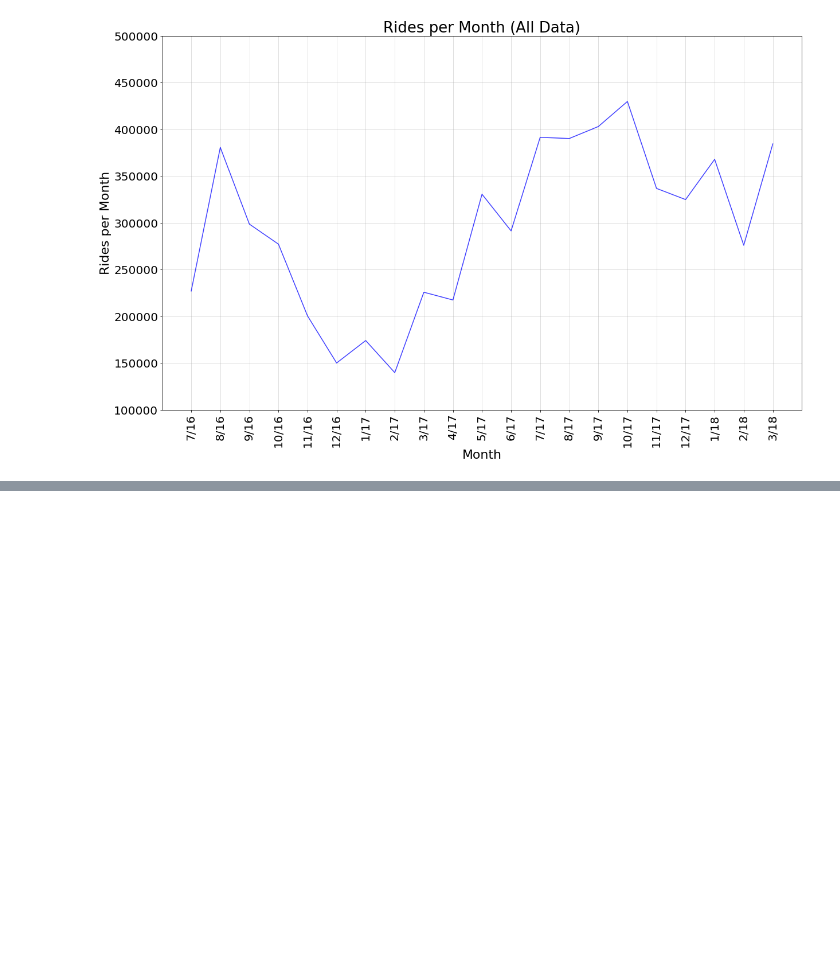
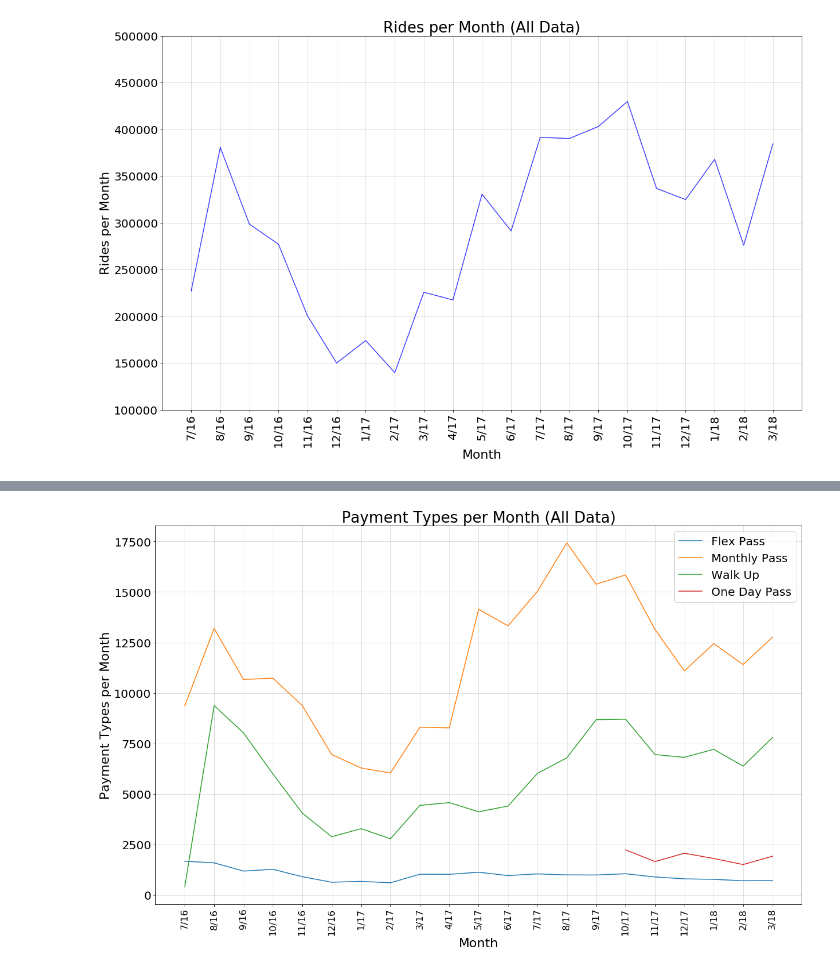
Before and after one commit to sqweets/Project1-LA-Bike_Share, a Jupyter notebook: Project_One_RidesPerDayAndMonth.ipynb, the cells around one changed output, grey strips where cells are left out. Drawn from its saved outputs; the diff is of its cells as text; code cells hidden in the pictures; blank space fills up the shorter version.

Commit message:
Add payment types per month

```diff
--- a/Project_One_RidesPerDayAndMonth.ipynb
+++ b/Project_One_RidesPerDayAndMonth.ipynb
@@ -770,0 +663,93 @@ NameError: name 'ride_17_Q1_df' is not defined
+# %%
+### Looking at the payment types per month
+### Note that the Day pass was introduced in 17Q4
+### 2016 quarterly dataframes computed in a previous cell
+
+# Get 2017 data
+ride_17_Q1_df = ride_orig_df.loc[ride_orig_df['Year'] == 2017].copy()
+
+### Payments per month
+# Make the column names the same
+ride_16_Q3_df.rename(columns={'Passholder Type':'passholder_type'}, inplace=True)
+ride_16_Q4_df.rename(columns={'Passholder Type':'passholder_type'}, inplace=True)
+ride_17_Q1_df.rename(columns={'Passholder Type':'passholder_type'}, inplace=True)
+ride_16_Q3_df.rename(columns={'Trip ID':'trip_id'}, inplace=True)
+ride_16_Q4_df.rename(columns={'Trip ID':'trip_id'}, inplace=True)
+ride_17_Q1_df.rename(columns={'Trip ID':'trip_id'}, inplace=True)
+
+# Trim the columns
+# Get rid of unnessary columns
+ride_trim_16_Q3_df = ride_16_Q3_df[['trip_id', 'passholder_type', 'Month']].copy()
+ride_trim_16_Q4_df = ride_16_Q4_df[['trip_id', 'passholder_type', 'Month']].copy()
+ride_trim_17_Q1_df = ride_17_Q1_df[['trip_id', 'passholder_type', 'Month']].copy()
+ride_trim_17_Q2_df = ride_17_Q2_df[['trip_id', 'passholder_type', 'Month']].copy()
+ride_trim_17_Q3_df = ride_17_Q3_df[['trip_id', 'passholder_type', 'Month']].copy()
+ride_trim_17_Q4_df = ride_17_Q4_df[['trip_id', 'passholder_type', 'Month']].copy()
+ride_trim_18_Q1_df = ride_18_Q1_df[['trip_id', 'passholder_type', 'Month']].copy()
+
+# Group By month and passholder type
+groupedby_type_16Q3 = ride_trim_16_Q3_df.groupby(['passholder_type', 'Month']).count()
+groupedby_type_16Q4 = ride_trim_16_Q4_df.groupby(['passholder_type', 'Month']).count()
+groupedby_type_17Q1 = ride_trim_17_Q1_df.groupby(['passholder_type', 'Month']).count()
+groupedby_type_17Q2 = ride_trim_17_Q2_df.groupby(['passholder_type', 'Month']).count()
+groupedby_type_17Q3 = ride_trim_17_Q3_df.groupby(['passholder_type', 'Month']).count()
+groupedby_type_17Q4 = ride_trim_17_Q4_df.groupby(['passholder_type', 'Month']).count()
+groupedby_type_18Q1 = ride_trim_18_Q1_df.groupby(['passholder_type', 'Month']).count()
+
+# Create dataframes from grouped data
+groupedby_type_16Q3_df = pd.DataFrame(groupedby_type_16Q3)
+groupedby_type_16Q4_df = pd.DataFrame(groupedby_type_16Q4)
+groupedby_type_17Q1_df = pd.DataFrame(groupedby_type_17Q1)
+groupedby_type_17Q2_df = pd.DataFrame(groupedby_type_17Q2)
+groupedby_type_17Q3_df = pd.DataFrame(groupedby_type_17Q3)
+groupedby_type_17Q4_df = pd.DataFrame(groupedby_type_17Q4)
+groupedby_type_18Q1_df = pd.DataFrame(groupedby_type_18Q1)
+
+
+# Make Month columns
+unstacked_16_Q3_df = groupedby_type_16Q3_df.unstack(level=0)
+unstacked_16_Q4_df = groupedby_type_16Q4_df.unstack(level=0)
+unstacked_17_Q1_df = groupedby_type_17Q1_df.unstack(level=0)
+unstacked_17_Q2_df = groupedby_type_17Q2_df.unstack(level=0)
+unstacked_17_Q3_df = groupedby_type_17Q3_df.unstack(level=0)
+unstacked_17_Q4_df = groupedby_type_17Q4_df.unstack(level=0)
+unstacked_18_Q1_df = groupedby_type_18Q1_df.unstack(level=0)
+
+# Combine unstacked dfs
+# Create one dataframe
+frames = [unstacked_16_Q3_df, unstacked_16_Q4_df, unstacked_17_Q1_df, unstacked_17_Q2_df,
+          unstacked_17_Q3_df, unstacked_17_Q4_df, unstacked_18_Q1_df]
+combined_all_passholder_df = pd.concat(frames, ignore_index=True, sort=False)
+
+flex_data    = combined_all_passholder_df[('trip_id', 'Flex Pass')]
+monthly_data = combined_all_passholder_df[('trip_id', 'Monthly Pass')]
+one_day_data = combined_all_passholder_df[('trip_id', 'One Day Pass')]
+walkup_data  = combined_all_passholder_df[('trip_id', 'Walk-up')]
+
+
+x_axis = ['7/16', '8/16', '9/16', '10/16', '11/16', '12/16', '1/17', '2/17', '3/17', '4/17', '5/17',
+          '6/17', '7/17', '8/17', '9/17', '10/17', '11/17', '12/17', '1/18', '2/18', '3/18']
+
+# Do the plotting
+flex_handle    = plt.plot(x_axis, flex_data, label="Flex Pass")
+monthly_handle = plt.plot(x_axis, monthly_data, label="Monthly Pass")
+walkup_handle  = plt.plot(x_axis, walkup_data, label="Walk Up")
+one_day_handle = plt.plot(x_axis, one_day_data, label="One Day Pass")
+
+plt.legend(loc='upper right', fontsize = 20)
+
+plt.grid(axis='both', alpha=0.5)
+plt.xlabel("Month", fontsize = 22)
+plt.ylabel("Payment Types per Month", fontsize = 22)
+plt.title('Payment Types per Month (All Data)', fontsize = 26)
+plt.xticks(rotation=90)
+
+plt.rcParams['figure.figsize'] = (20,12)
+
+plt.rc('xtick',labelsize=16)
+plt.rc('ytick',labelsize=20)
+
+# Save Figure
+plt.savefig("payment_types_per_month_all_data.png")
+# %% [output]
+[figure, added]
```
Also changed, not shown: parts of 5 cells of this notebook, 1 other file.
